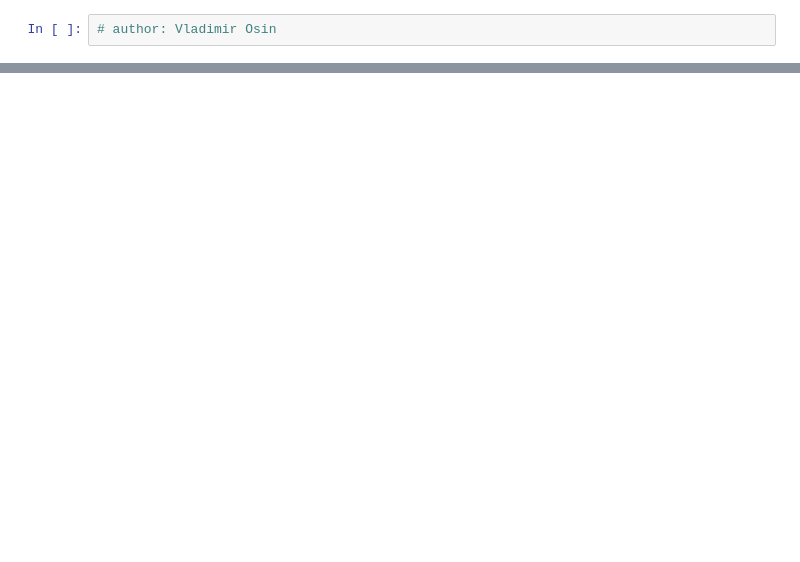
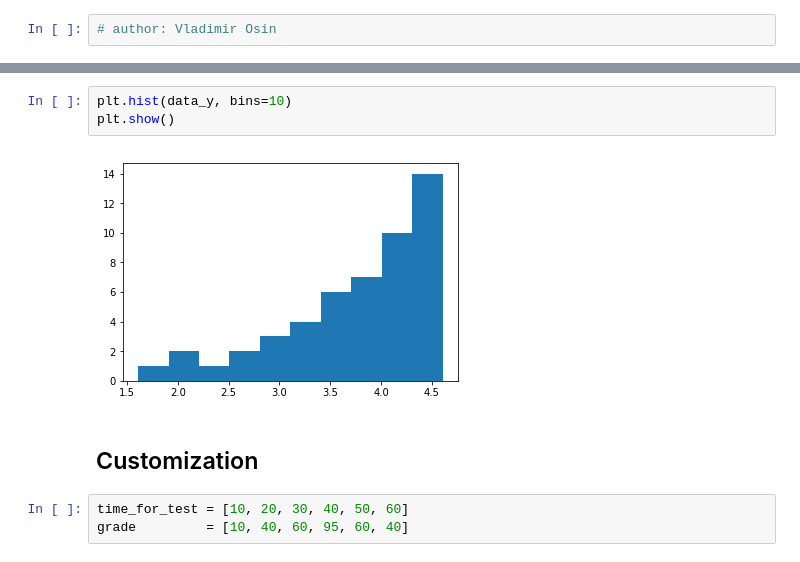
Before and after one commit to osin-vladimir/intro_to_data_science, a Jupyter notebook: Notebooks/intro_to_matplotlib.ipynb, the cells around one changed output, grey strips where cells are left out. Cells and saved outputs as stored; diff of their text form; blank space fills up the shorter version.

```diff
--- a/Notebooks/intro_to_matplotlib.ipynb
+++ b/Notebooks/intro_to_matplotlib.ipynb
@@ -16,0 +36,10 @@ This allows NumPy to seamlessly and speedily integrate with a wide variety of da
+# %%
+plt.hist(data_y, bins=10)
+plt.show()
+# %% [output]
+[figure, added]
+# %% [markdown]
+## Customization
+# %%
+time_for_test = [10, 20, 30, 40, 50, 60]
+grade         = [10, 40, 60, 95, 60, 40]
```
Also changed, not shown: parts of 11 cells of this notebook, 1 other file.
